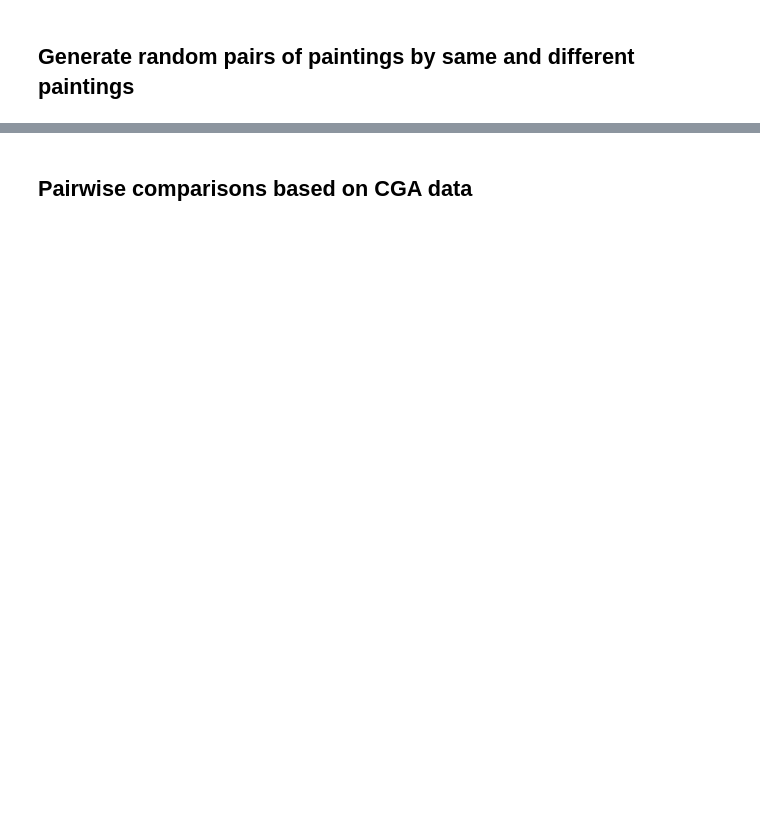
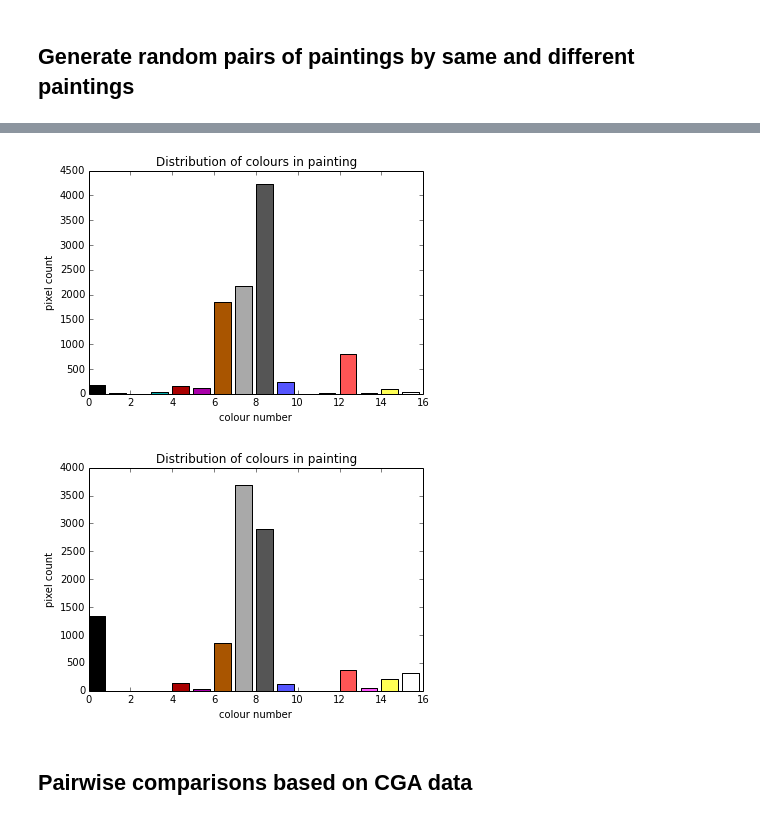
Before and after one commit to majorgowan/fifth_floor_art_critics, a Jupyter notebook: Notebooks/ten_painters.ipynb, the cells around one changed output, grey strips where cells are left out. Cells and saved outputs as stored; diff of their text form; code cells hidden in the pictures; blank space fills up the shorter version.

```diff
--- a/Notebooks/ten_painters.ipynb
+++ b/Notebooks/ten_painters.ipynb
@@ -217,19 +152,22 @@ plt.show()
 # %%
 # repeat for a pair by different artists
 # load a pair by the same artist
 pairnum = 1001
-mini1, mini2 = loadPair(pairs[pairnum])
+mini1, mini2 = loadMiniPair(pairs[pairnum])
 # show (full) images
 #showImage(pairs[pairnum][0])
 #showImage(pairs[pairnum][1])
 
 mini1p = pt.paletteConvert(mini1,palette)
 mini2p = pt.paletteConvert(mini2,palette)
 
 pt.plotColourDistribution(mini1p.getcolors(),pt.unflatten(palette))
 pt.plotColourDistribution(mini2p.getcolors(),pt.unflatten(palette))
 
 plt.show()
+# %% [output]
+[figure, added]
+[figure, added]
 # %% [markdown]
 ## Pairwise comparisons based on CGA data
 # %%
```
Also changed, not shown: parts of 25 cells of this notebook, 3 other files.
